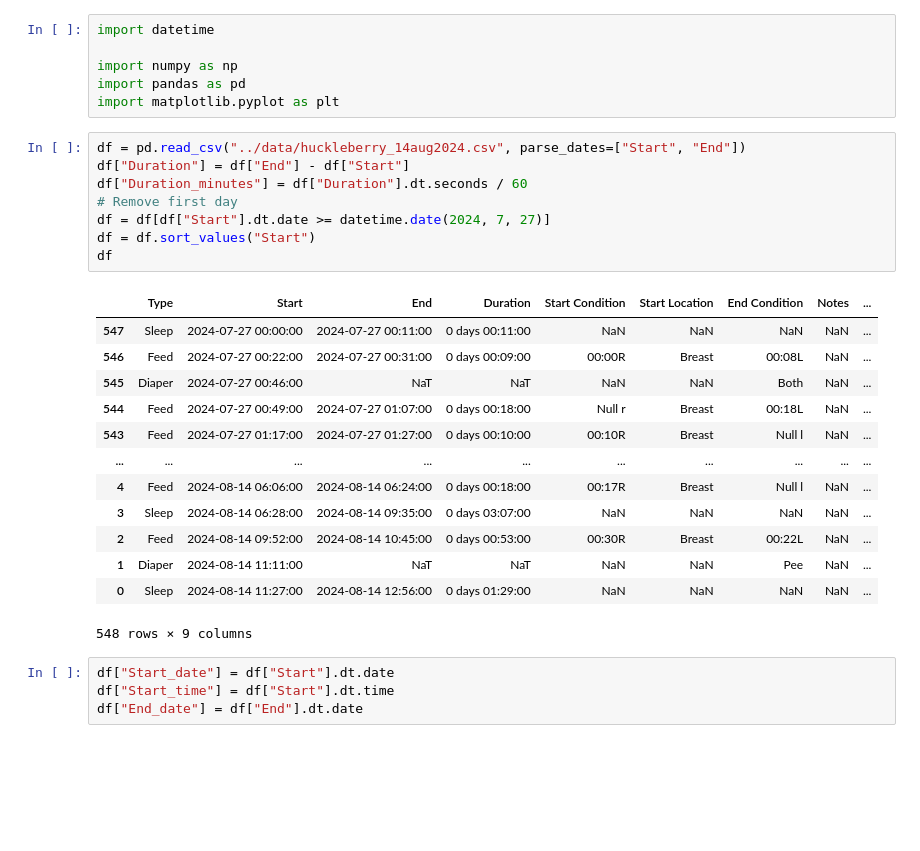
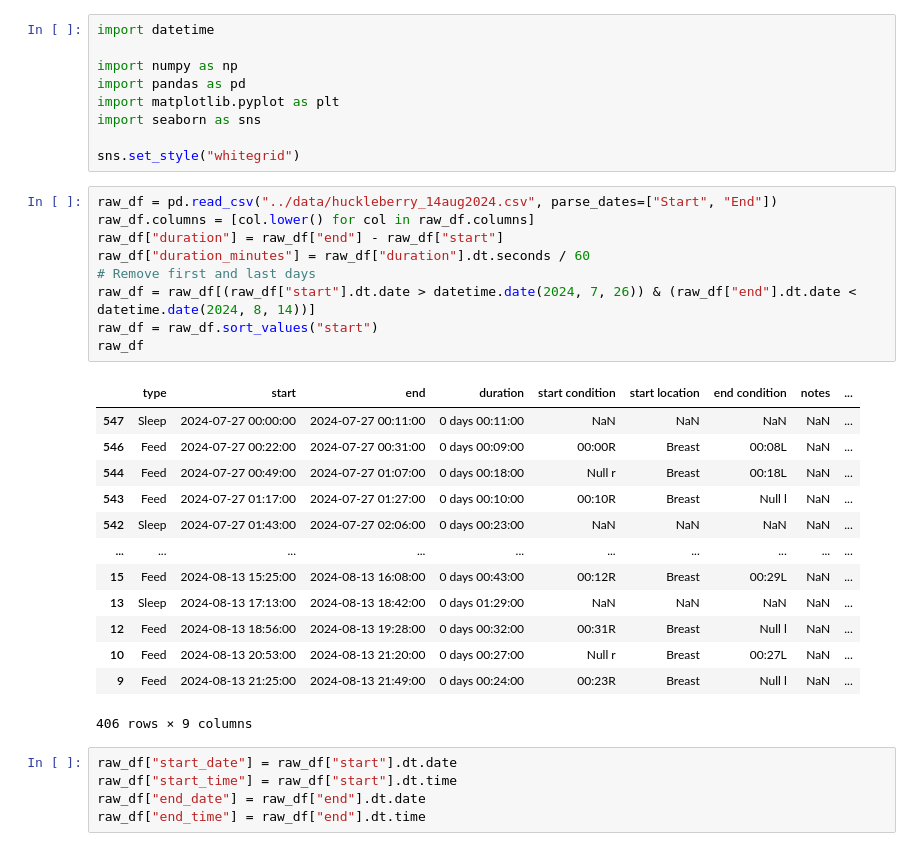
Before and after one commit to ricardoV94/making-sense-of-the-empada, a Jupyter notebook: notebooks/EDA.ipynb, the cells around one changed output. Cells and saved outputs as stored; diff of their text form; blank space fills up the shorter version.

```diff
--- a/notebooks/EDA.ipynb
+++ b/notebooks/EDA.ipynb
@@ -4,29 +4,34 @@ import datetime
 import numpy as np
 import pandas as pd
 import matplotlib.pyplot as plt
+import seaborn as sns
+
+sns.set_style("whitegrid")
 # %%
-df = pd.read_csv("../data/huckleberry_14aug2024.csv", parse_dates=["Start", "End"])
-df["Duration"] = df["End"] - df["Start"]
-df["Duration_minutes"] = df["Duration"].dt.seconds / 60
-# Remove first day
-df = df[df["Start"].dt.date >= datetime.date(2024, 7, 27)]
-df = df.sort_values("Start")
-df
+raw_df = pd.read_csv("../data/huckleberry_14aug2024.csv", parse_dates=["Start", "End"])
+raw_df.columns = [col.lower() for col in raw_df.columns]
+raw_df["duration"] = raw_df["end"] - raw_df["start"]
+raw_df["duration_minutes"] = raw_df["duration"].dt.seconds / 60
+# Remove first and last days
+raw_df = raw_df[(raw_df["start"].dt.date > datetime.date(2024, 7, 26)) & (raw_df["end"].dt.date < datetime.date(2024, 8, 14))]
+raw_df = raw_df.sort_values("start")
+raw_df
 # %% [output]
-|  | Type | Start | End | Duration | Start Condition | Start Location | End Condition | Notes | ... |
+|  | type | start | end | duration | start condition | start location | end condition | notes | ... |
 | 547 | Sleep | 2024-07-27 00:00:00 | 2024-07-27 00:11:00 | 0 days 00:11:00 | NaN | NaN | NaN | NaN | ... |
 | 546 | Feed | 2024-07-27 00:22:00 | 2024-07-27 00:31:00 | 0 days 00:09:00 | 00:00R | Breast | 00:08L | NaN | ... |
-| 545 | Diaper | 2024-07-27 00:46:00 | NaT | NaT | NaN | NaN | Both | NaN | ... |
 | 544 | Feed | 2024-07-27 00:49:00 | 2024-07-27 01:07:00 | 0 days 00:18:00 | Null r | Breast | 00:18L | NaN | ... |
 | 543 | Feed | 2024-07-27 01:17:00 | 2024-07-27 01:27:00 | 0 days 00:10:00 | 00:10R | Breast | Null l | NaN | ... |
+| 542 | Sleep | 2024-07-27 01:43:00 | 2024-07-27 02:06:00 | 0 days 00:23:00 | NaN | NaN | NaN | NaN | ... |
 | ... | ... | ... | ... | ... | ... | ... | ... | ... | ... |
-| 4 | Feed | 2024-08-14 06:06:00 | 2024-08-14 06:24:00 | 0 days 00:18:00 | 00:17R | Breast | Null l | NaN | ... |
-| 3 | Sleep | 2024-08-14 06:28:00 | 2024-08-14 09:35:00 | 0 days 03:07:00 | NaN | NaN | NaN | NaN | ... |
-| 2 | Feed | 2024-08-14 09:52:00 | 2024-08-14 10:45:00 | 0 days 00:53:00 | 00:30R | Breast | 00:22L | NaN | ... |
-| 1 | Diaper | 2024-08-14 11:11:00 | NaT | NaT | NaN | NaN | Pee | NaN | ... |
-| 0 | Sleep | 2024-08-14 11:27:00 | 2024-08-14 12:56:00 | 0 days 01:29:00 | NaN | NaN | NaN | NaN | ... |
+| 15 | Feed | 2024-08-13 15:25:00 | 2024-08-13 16:08:00 | 0 days 00:43:00 | 00:12R | Breast | 00:29L | NaN | ... |
+| 13 | Sleep | 2024-08-13 17:13:00 | 2024-08-13 18:42:00 | 0 days 01:29:00 | NaN | NaN | NaN | NaN | ... |
+| 12 | Feed | 2024-08-13 18:56:00 | 2024-08-13 19:28:00 | 0 days 00:32:00 | 00:31R | Breast | Null l | NaN | ... |
+| 10 | Feed | 2024-08-13 20:53:00 | 2024-08-13 21:20:00 | 0 days 00:27:00 | Null r | Breast | 00:27L | NaN | ... |
+| 9 | Feed | 2024-08-13 21:25:00 | 2024-08-13 21:49:00 | 0 days 00:24:00 | 00:23R | Breast | Null l | NaN | ... |
-548 rows × 9 columns
+406 rows × 9 columns
 # %%
-df["Start_date"] = df["Start"].dt.date
-df["Start_time"] = df["Start"].dt.time
-df["End_date"] = df["End"].dt.date
+raw_df["start_date"] = raw_df["start"].dt.date
+raw_df["start_time"] = raw_df["start"].dt.time
+raw_df["end_date"] = raw_df["end"].dt.date
+raw_df["end_time"] = raw_df["end"].dt.time
```
Also changed, not shown: parts of 11 cells of this notebook.
